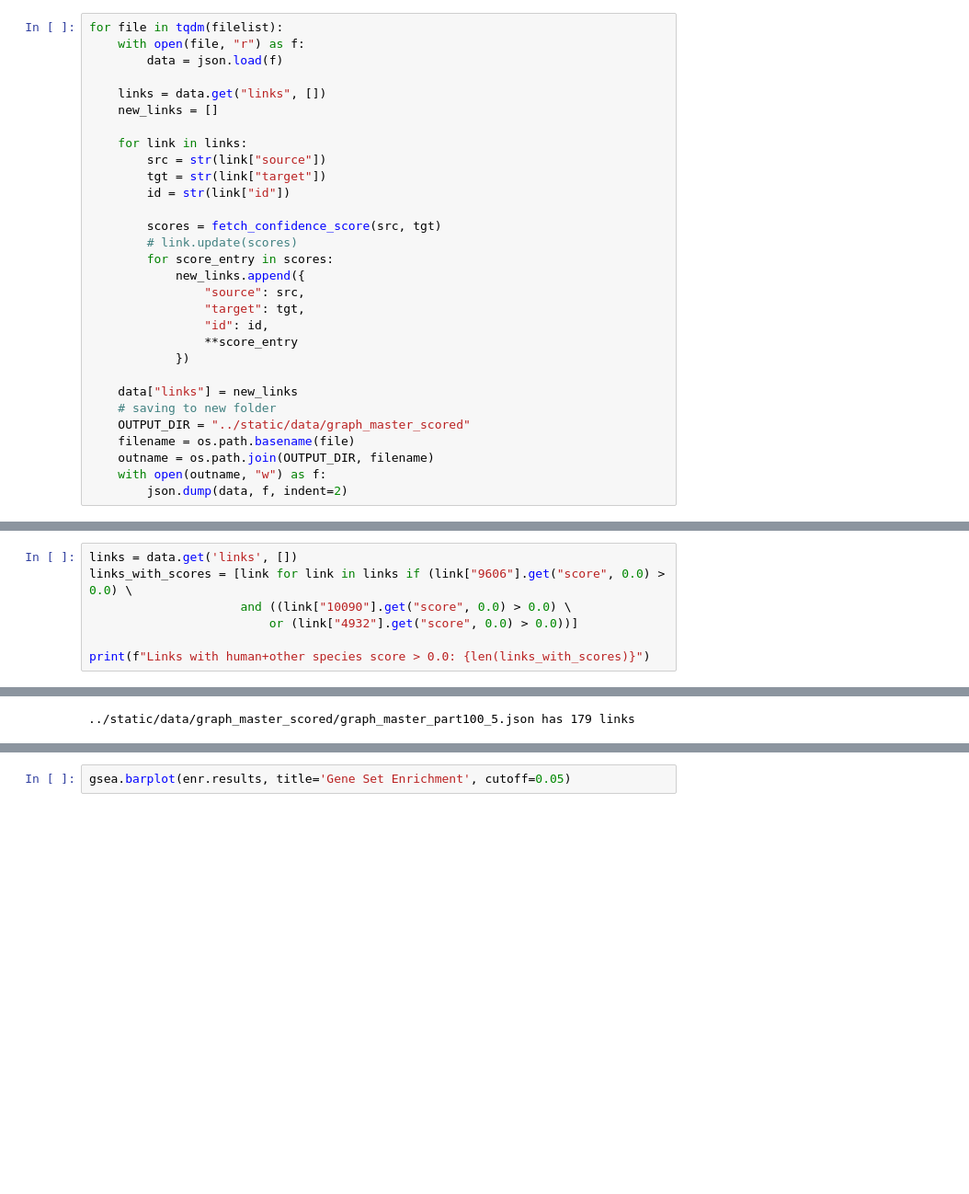
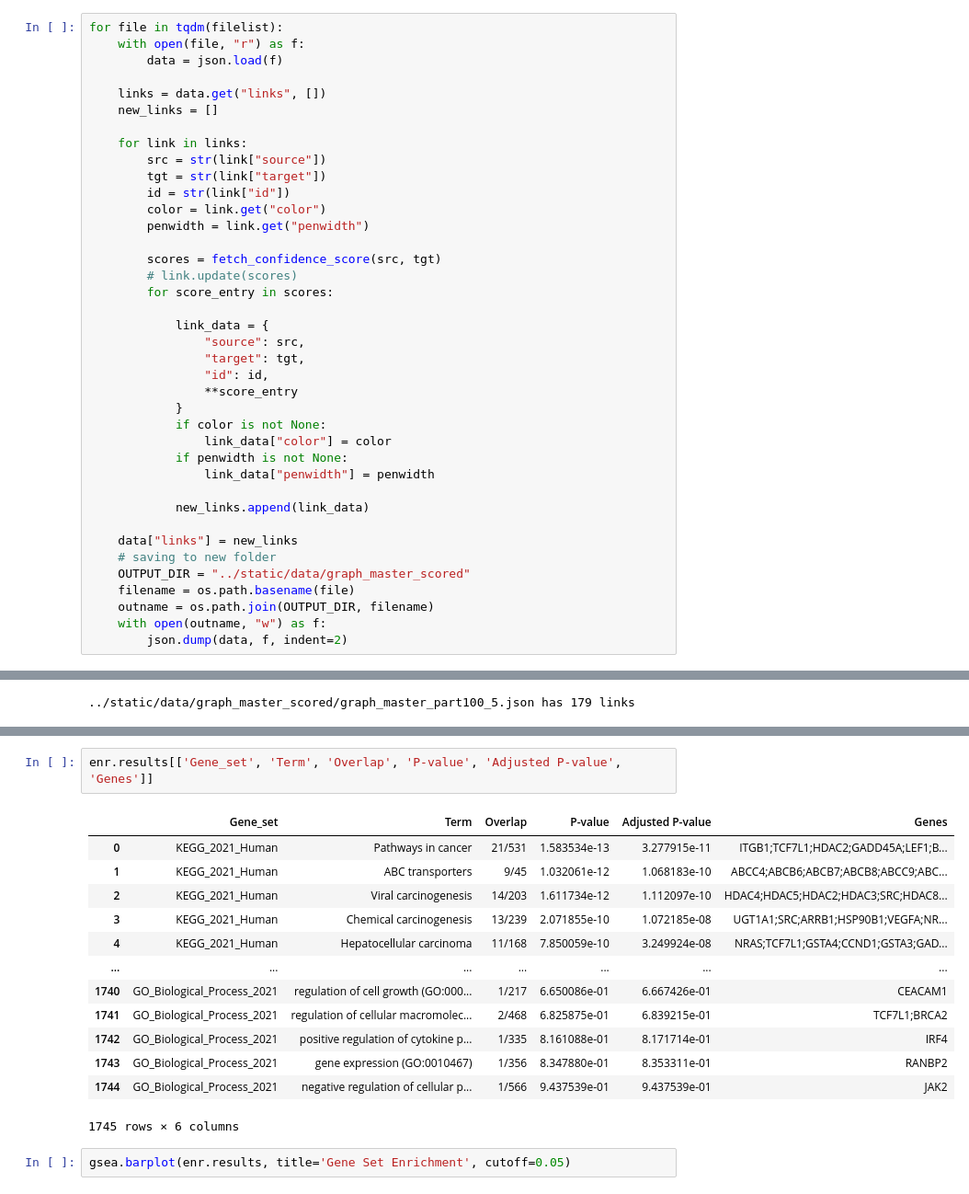
Before and after one commit to allisonaustin/llm-protein-graph-vis, a Jupyter notebook: src/visg/scripts/score_analysis.ipynb, the cells around one changed output, grey strips where cells are left out. Shown at 92% size. Cells and saved outputs as stored; diff of their text form; blank space fills up the shorter version.

```diff
--- a/src/visg/scripts/score_analysis.ipynb
+++ b/src/visg/scripts/score_analysis.ipynb
@@ -106,16 +168,25 @@ for file in tqdm(filelist):
         src = str(link["source"])
         tgt = str(link["target"])
         id = str(link["id"])
+        color = link.get("color")
+        penwidth = link.get("penwidth")
 
         scores = fetch_confidence_score(src, tgt)
         # link.update(scores)
         for score_entry in scores:
-            new_links.append({
+
+            link_data = {
                 "source": src,
                 "target": tgt,
                 "id": id,
                 **score_entry
-            })
+            }
+            if color is not None:
+                link_data["color"] = color
+            if penwidth is not None:
+                link_data["penwidth"] = penwidth
+
+            new_links.append(link_data)
 
     data["links"] = new_links
     # saving to new folder
@@ -225,7 +275,0 @@ Non-zero human score with at least one other non-zero score for a different spec
-# %%
-links = data.get('links', [])
-links_with_scores = [link for link in links if (link["9606"].get("score", 0.0) > 0.0) \
-                     and ((link["10090"].get("score", 0.0) > 0.0) \
-                         or (link["4932"].get("score", 0.0) > 0.0))]
-
-print(f"Links with human+other species score > 0.0: {len(links_with_scores)}")
@@ -430,3 +457,19 @@ enr.results
+# %%
+enr.results[['Gene_set', 'Term', 'Overlap', 'P-value', 'Adjusted P-value', 'Genes']]
+# %% [output]
+|  | Gene_set | Term | Overlap | P-value | Adjusted P-value | Genes |
+| 0 | KEGG_2021_Human | Pathways in cancer | 21/531 | 1.583534e-13 | 3.277915e-11 | ITGB1;TCF7L1;HDAC2;GADD45A;LEF1;B... |
+| 1 | KEGG_2021_Human | ABC transporters | 9/45 | 1.032061e-12 | 1.068183e-10 | ABCC4;ABCB6;ABCB7;ABCB8;ABCC9;ABC... |
+| 2 | KEGG_2021_Human | Viral carcinogenesis | 14/203 | 1.611734e-12 | 1.112097e-10 | HDAC4;HDAC5;HDAC2;HDAC3;SRC;HDAC8... |
+| 3 | KEGG_2021_Human | Chemical carcinogenesis | 13/239 | 2.071855e-10 | 1.072185e-08 | UGT1A1;SRC;ARRB1;HSP90B1;VEGFA;NR... |
+| 4 | KEGG_2021_Human | Hepatocellular carcinoma | 11/168 | 7.850059e-10 | 3.249924e-08 | NRAS;TCF7L1;GSTA4;CCND1;GSTA3;GAD... |
+| ... | ... | ... | ... | ... | ... | ... |
+| 1740 | GO_Biological_Process_2021 | regulation of cell growth (GO:000... | 1/217 | 6.650086e-01 | 6.667426e-01 | CEACAM1 |
+| 1741 | GO_Biological_Process_2021 | regulation of cellular macromolec... | 2/468 | 6.825875e-01 | 6.839215e-01 | TCF7L1;BRCA2 |
+| 1742 | GO_Biological_Process_2021 | positive regulation of cytokine p... | 1/335 | 8.161088e-01 | 8.171714e-01 | IRF4 |
+| 1743 | GO_Biological_Process_2021 | gene expression (GO:0010467) | 1/356 | 8.347880e-01 | 8.353311e-01 | RANBP2 |
+| 1744 | GO_Biological_Process_2021 | negative regulation of cellular p... | 1/566 | 9.437539e-01 | 9.437539e-01 | JAK2 |
+1745 rows × 6 columns
 # %%
 gsea.barplot(enr.results, title='Gene Set Enrichment', cutoff=0.05)
 # %% [output]
```
Also changed, not shown: parts of 12 cells of this notebook, 2 other files.
